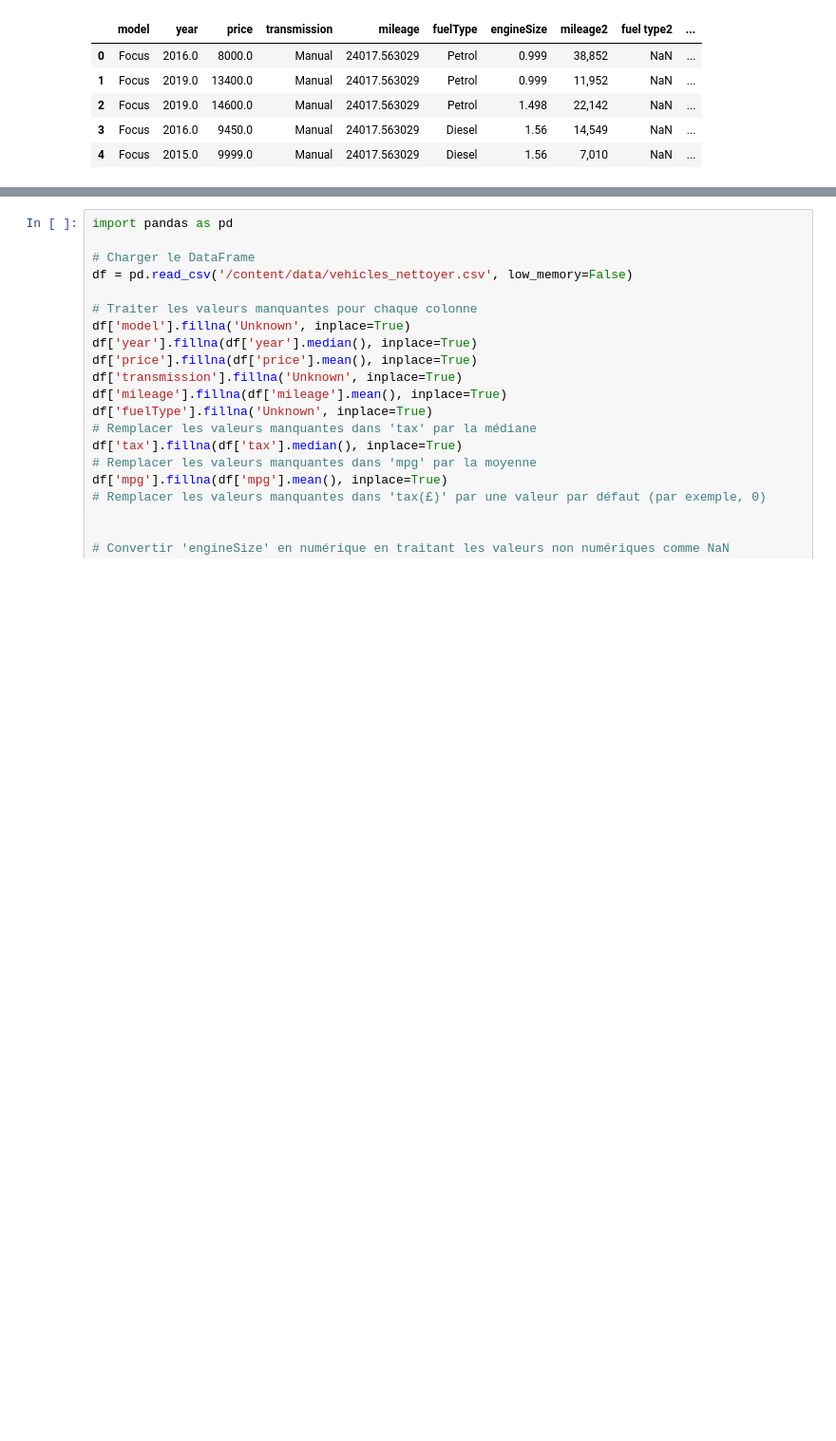
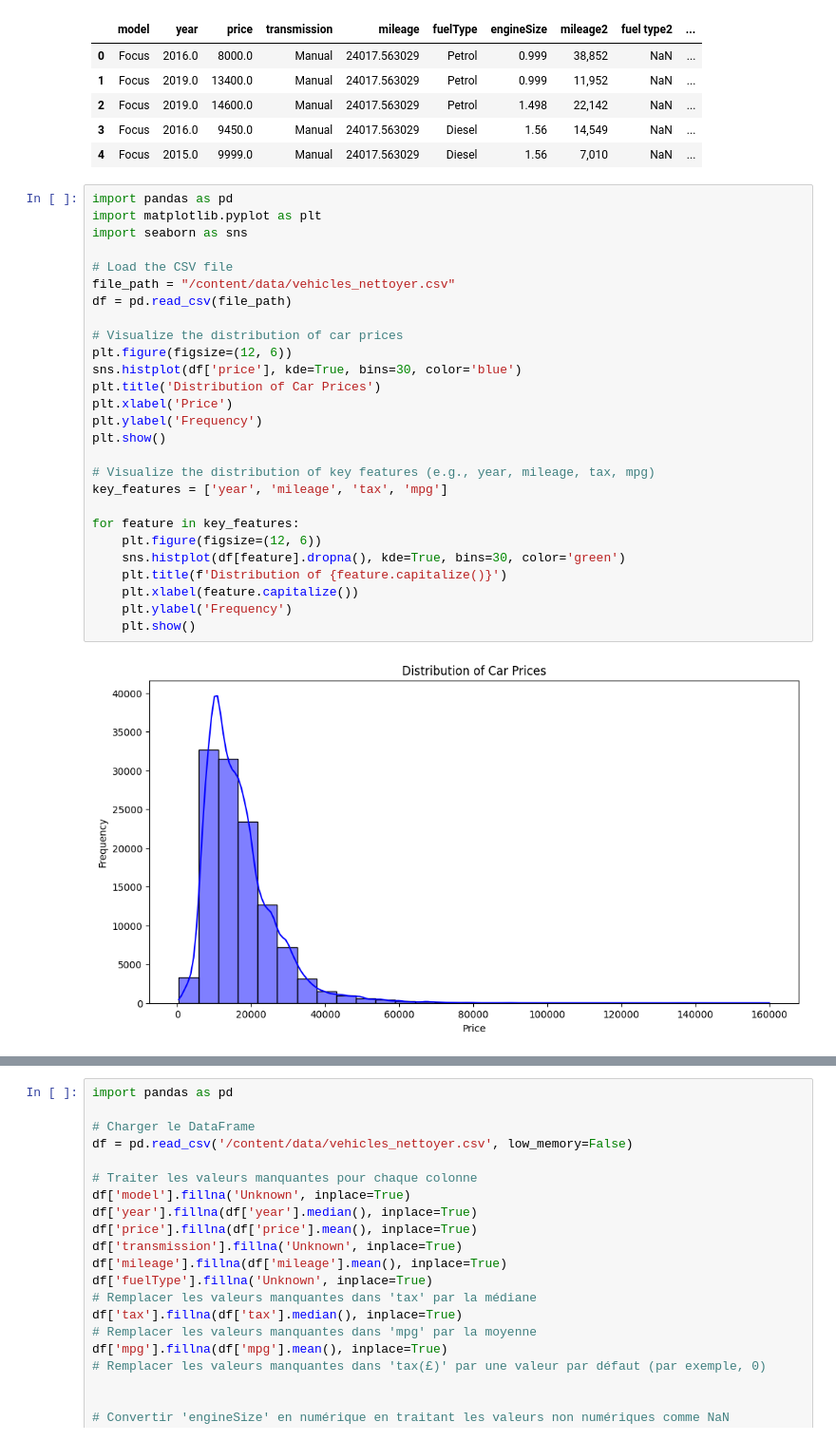
Before and after one commit to mustaphamerakech/tpMachineLearning, a Jupyter notebook: predictThePriceOfUsedCars.ipynb, the cells around one changed output, grey strips where cells are left out. Shown at 95% size. Drawn from its saved outputs; the diff is of its cells as text; blank space fills up the shorter version.

```diff
--- a/predictThePriceOfUsedCars.ipynb
+++ b/predictThePriceOfUsedCars.ipynb
@@ -158,3 +158,32 @@ memory usage: 11.7+ MB
 | 2 | Focus | 2019.0 | 14600.0 | Manual | 24017.563029 | Petrol | 1.498 | 22,142 | NaN | ... |
 | 3 | Focus | 2016.0 | 9450.0 | Manual | 24017.563029 | Diesel | 1.56 | 14,549 | NaN | ... |
 | 4 | Focus | 2015.0 | 9999.0 | Manual | 24017.563029 | Diesel | 1.56 | 7,010 | NaN | ... |
+# %%
+import pandas as pd
+import matplotlib.pyplot as plt
+import seaborn as sns
+
+# Load the CSV file
+file_path = "/content/data/vehicles_nettoyer.csv"
+df = pd.read_csv(file_path)
+
+# Visualize the distribution of car prices
+plt.figure(figsize=(12, 6))
+sns.histplot(df['price'], kde=True, bins=30, color='blue')
+plt.title('Distribution of Car Prices')
+plt.xlabel('Price')
+plt.ylabel('Frequency')
+plt.show()
+
+# Visualize the distribution of key features (e.g., year, mileage, tax, mpg)
+key_features = ['year', 'mileage', 'tax', 'mpg']
+
+for feature in key_features:
+    plt.figure(figsize=(12, 6))
+    sns.histplot(df[feature].dropna(), kde=True, bins=30, color='green')
+    plt.title(f'Distribution of {feature.capitalize()}')
+    plt.xlabel(feature.capitalize())
+    plt.ylabel('Frequency')
+    plt.show()
+# %% [output]
+[figure, added]
```
Also changed, not shown: parts of 5 cells of this notebook.
